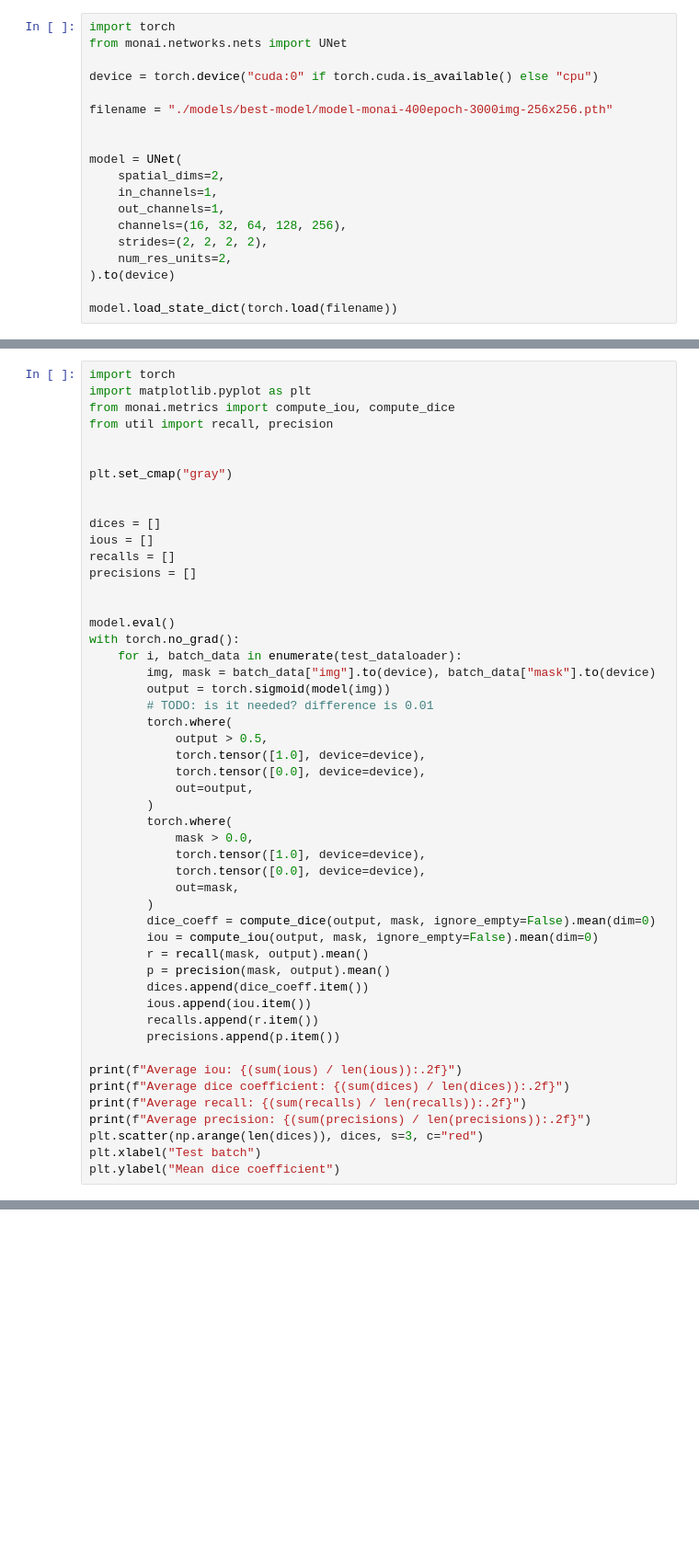
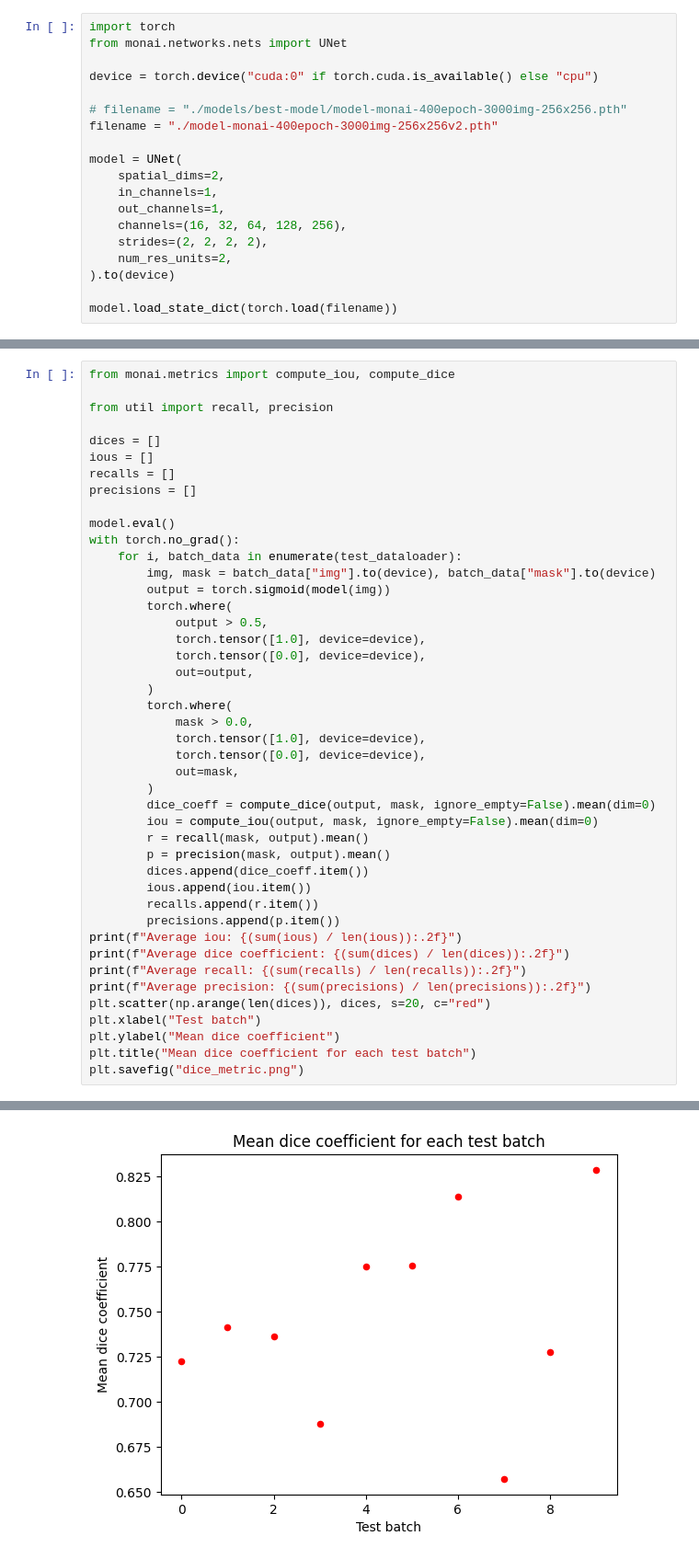
Before and after one commit to H4wk507/lidc-idri, a Jupyter notebook: model.ipynb, the cells around one changed output, grey strips where cells are left out. Shown at 92% size. Drawn from its saved outputs; the diff is of its cells as text; blank space fills up the shorter version.

```diff
--- a/model.ipynb
+++ b/model.ipynb
@@ -184,8 +195,8 @@ from monai.networks.nets import UNet
 
 device = torch.device("cuda:0" if torch.cuda.is_available() else "cpu")
 
-filename = "./models/best-model/model-monai-400epoch-3000img-256x256.pth"
-
+# filename = "./models/best-model/model-monai-400epoch-3000img-256x256.pth"
+filename = "./model-monai-400epoch-3000img-256x256v2.pth"
 
 model = UNet(
     spatial_dims=2,
@@ -200,25 +213,18 @@ model.load_state_dict(torch.load(filename))
 # %%
-import torch
-import matplotlib.pyplot as plt
 from monai.metrics import compute_iou, compute_dice
+
 from util import recall, precision
-
-
-plt.set_cmap("gray")
-
 
 dices = []
 ious = []
 recalls = []
 precisions = []
 
-
 model.eval()
 with torch.no_grad():
     for i, batch_data in enumerate(test_dataloader):
         img, mask = batch_data["img"].to(device), batch_data["mask"].to(device)
         output = torch.sigmoid(model(img))
-        # TODO: is it needed? difference is 0.01
         torch.where(
             output > 0.5,
             torch.tensor([1.0], device=device),
@@ -239,11 +245,13 @@ with torch.no_grad():
         ious.append(iou.item())
         recalls.append(r.item())
         precisions.append(p.item())
-
 print(f"Average iou: {(sum(ious) / len(ious)):.2f}")
 print(f"Average dice coefficient: {(sum(dices) / len(dices)):.2f}")
 print(f"Average recall: {(sum(recalls) / len(recalls)):.2f}")
 print(f"Average precision: {(sum(precisions) / len(precisions)):.2f}")
-plt.scatter(np.arange(len(dices)), dices, s=3, c="red")
+plt.scatter(np.arange(len(dices)), dices, s=20, c="red")
 plt.xlabel("Test batch")
 plt.ylabel("Mean dice coefficient")
+plt.title("Mean dice coefficient for each test batch")
+plt.savefig("dice_metric.png")
+# %% [output]
@@ -249,0 +262 @@ plt.ylabel("Mean dice coefficient")
+[figure, added]
```
Also changed, not shown: parts of 6 cells of this notebook, 2 other files.
